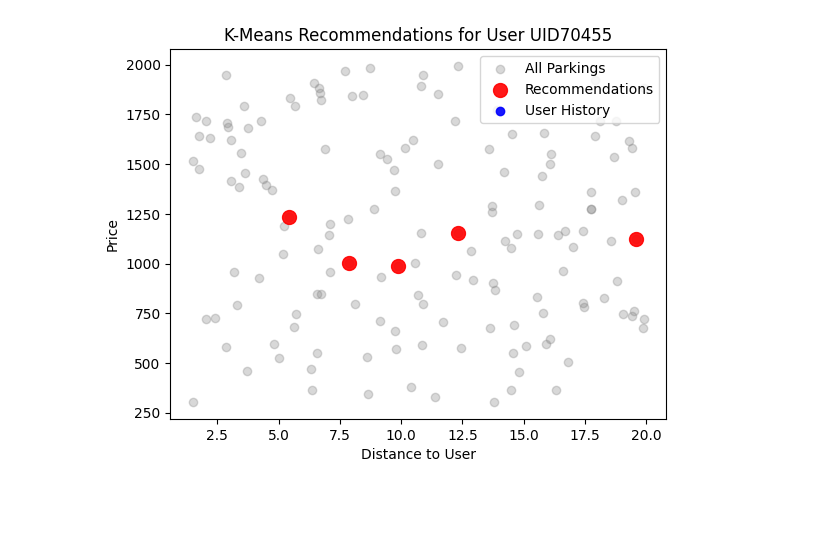
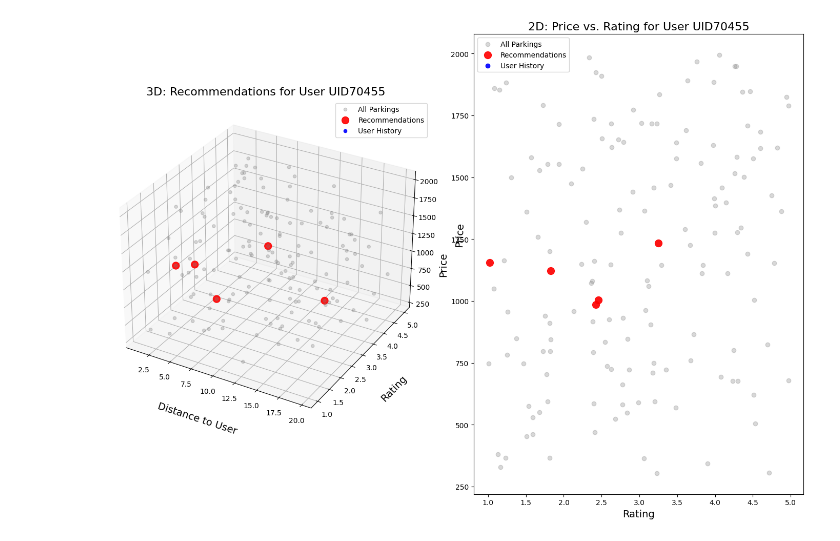
Before and after one commit to Vae2002/AML-WDB-Sem5, a Jupyter notebook: ML.ipynb, the cells around one changed output. Saved outputs shown, nothing was run; the diff lists cells and outputs as text; code cells hidden in the pictures; blank space fills up the shorter version.

```diff
--- a/ML.ipynb
+++ b/ML.ipynb
@@ -1,40 +1,31 @@
 # %%
 import pandas as pd
 from sklearn.cluster import KMeans
+import numpy as np
+import json
 import matplotlib.pyplot as plt
-import json
-import numpy as np
+from mpl_toolkits.mplot3d import Axes3D
 
-# Load Data from JSON Files
-with open('history_data.json', 'r') as history_file:
-    history = pd.DataFrame(json.load(history_file))
-
-with open('private_parking_freiburg.json', 'r') as private_parking_file:
-    private_parking = pd.DataFrame(json.load(private_parking_file))
-
-with open('user_data.json', 'r') as user_file:
-    users = pd.DataFrame(json.load(user_file))
-
-# Ensure Required Columns in Parking Data
+# Ensure Required Columns in Parking Data with Rating
 def ensure_required_columns(parking_df):
-    required_columns = ['price', 'distance_to_city_center', 'distance']
+    required_columns = ['price', 'rating', 'distance']
     for column in required_columns:
         if column not in parking_df.columns:
             if column == 'price':
                 parking_df[column] = np.random.uniform(5, 20, size=len(parking_df))
-            elif column == 'distance_to_city_center':
-                parking_df[column] = np.random.uniform(0.5, 10.0, size=len(parking_df))
+            elif column == 'rating':
+                parking_df[column] = np.random.uniform(1.0, 5.0, size=len(parking_df))  # Random ratings from 1 to 5
             elif column == 'distance':
                 parking_df[column] = np.random.uniform(1.0, 20.0, size=len(parking_df))
         else:
             # Convert to numeric and handle errors
             parking_df[column] = pd.to_numeric(parking_df[column], errors='coerce')
-            # Fill NaN values with column mean
             parking_df[column].fillna(parking_df[column].mean(), inplace=True)
     return parking_df
 
 private_parking = ensure_required_columns(private_parking)
-# K-Means Clustering Algorithm
+
+# K-Means Clustering Algorithm with Rating
 def recommend_parking_with_kmeans(user_id, history_df, parking_df, num_clusters=5):
     # Filter user history
     user_history = history_df[history_df["user_id"] == user_id]
@@ -44,7 +35,7 @@ def recommend_parking_with_kmeans(user_id, history_df, parking_df, num_clusters=
         return pd.DataFrame()  # Return an empty DataFrame if no history is available
 
     # Extract parking features
-    parking_features = parking_df[['price', 'distance_to_city_center', 'distance']]
+    parking_features = parking_df[['price', 'rating', 'distance']]
 
     # Train K-Means Model
     kmeans = KMeans(n_clusters=num_clusters, random_state=42, n_init=10)
@@ -52,52 +43,88 @@ def recommend_parking_with_kmeans(user_id, history_df, parking_df, num_clusters=
 
     # Compute user preferences
     avg_price = parking_df.loc[parking_df["private_id"].isin(user_history["parking_id"]), "price"].mean()
-    avg_distance_to_city_center = parking_df.loc[parking_df["private_id"].isin(user_history["parking_id"]), "distance_to_city_center"].mean()
+    avg_rating = parking_df.loc[parking_df["private_id"].isin(user_history["parking_id"]), "rating"].mean()
     avg_distance = parking_df.loc[parking_df["private_id"].isin(user_history["parking_id"]), "distance"].mean()
 
     # Replace NaN preferences with column means
     avg_price = avg_price if not pd.isna(avg_price) else parking_features['price'].mean()
-    avg_distance_to_city_center = avg_distance_to_city_center if not pd.isna(avg_distance_to_city_center) else parking_features['distance_to_city_center'].mean()
+    avg_rating = avg_rating if not pd.isna(avg_rating) else parking_features['rating'].mean()
     avg_distance = avg_distance if not pd.isna(avg_distance) else parking_features['distance'].mean()
 
-    user_preferences = np.array([avg_price, avg_distance_to_city_center, avg_distance]).reshape(1, -1)
+    user_preferences = np.array([avg_price, avg_rating, avg_distance]).reshape(1, -1)
 
     # Find nearest cluster to user preferences
     closest_cluster = kmeans.predict(user_preferences)[0]
 
     # Recommend parking spots from the closest cluster
     recommendations = parking_df[parking_df['cluster'] == closest_cluster].head(5)
     return recommendations
 
-# Visualization for Multiple Users
+from mpl_toolkits.mplot3d import Axes3D
+
+# Visualization for Multiple Users with 3D and 2D Scatter Plots
 def visualize_kmeans_recommendations(user_ids, history_df, parking_df):
     for i, user_id in enumerate(user_ids):
         # Get recommendations
         recommendations = recommend_parking_with_kmeans(user_id, history_df, parking_df)
         if recommendations.empty:
             print(f"No recommendations available for user {user_id}")
             continue
         user_history = history_df[history_df["user_id"] == user_id]
 
-        # Plot all parkings
-        plt.figure(i + 1)
-        plt.scatter(parking_df["distance"], parking_df["price"], color="gray", label="All Parkings", alpha=0.3)
+        # --- 3D Plot ---
+        fig = plt.figure(figsize=(14, 10))
+        ax = fig.add_subplot(121, projection='3d')
 
+        # Plot all parkings in 3D
+        ax.scatter(parking_df["distance"], parking_df["rating"], parking_df["price"],
+                   color="gray", label="All Parkings", alpha=0.3)
+
+        # Highlight recommended parkings in 3D
         if not recommendations.empty:
-            plt.scatter(recommendations["distance"], recommendations["price"], color="red", s=100, label="Recommendations", alpha=0.9)
+            ax.scatter(recommendations["distance"], recommendations["rating"], recommendations["price"],
+                       color="red", s=100, label="Recommendations", alpha=0.9)
 
+        # Highlight user history in 3D
         if not user_history.empty:
             history_parking = parking_df[parking_df["private_id"].isin(user_history["parking_id"])]
-            plt.scatter(history_parking["distance"], history_parking["price"], color="blue", label="User History", alpha=0.9)
+            ax.scatter(history_parking["distance"], history_parking["rating"], history_parking["price"],
+                       color="blue", label="User History", alpha=0.9)
 
-        plt.title(f"K-Means Recommendations for User {user_id}")
-        plt.xlabel("Distance to User")
-        plt.ylabel("Price")
-        plt.legend()
+        # Set 3D plot labels with larger font
+        ax.set_title(f"3D: Recommendations for User {user_id}", fontsize=16)
+        ax.set_xlabel("Distance to User", labelpad=20, fontsize=14)
+        ax.set_ylabel("Rating", labelpad=20, fontsize=14)
+        ax.set_zlabel("Price", labelpad=20, fontsize=14)
+        ax.legend()
+
+        # --- 2D Plot (Price vs. Rating) ---
+        ax2 = fig.add_subplot(122)
+
+        # Plot all parkings in 2D
+        ax2.scatter(parking_df["rating"], parking_df["price"], color="gray", label="All Parkings", alpha=0.3)
+
+        # Highlight recommended parkings in 2D
+        if not recommendations.empty:
+            ax2.scatter(recommendations["rating"], recommendations["price"], color="red", s=100, label="Recommendations", alpha=0.9)
+
+        # Highlight user history in 2D
+        if not user_history.empty:
+            history_parking = parking_df[parking_df["private_id"].isin(user_history["parking_id"])]
+            ax2.scatter(history_parking["rating"], history_parking["price"], color="blue", label="User History", alpha=0.9)
+
+        # Set 2D plot labels with larger font
+        ax2.set_title(f"2D: Price vs. Rating for User {user_id}", fontsize=16)
+        ax2.set_xlabel("Rating", fontsize=14)
+        ax2.set_ylabel("Price", fontsize=14)
+        ax2.legend()
+
+        # Show the plots
+        plt.tight_layout()
         plt.show()
 
-# Test K-Means Recommendations for 3 Users
+# Test K-Means Recommendations with Both Visualizations
 user_ids_to_test = ["UID70455", "UID71736", "UID99484"]  # Specified users
 visualize_kmeans_recommendations(user_ids_to_test, history, private_parking)
 # %% [output]
-[figure, old version]
+[figure, new version]
```
Also changed, not shown: parts of 1 cell of this notebook.
